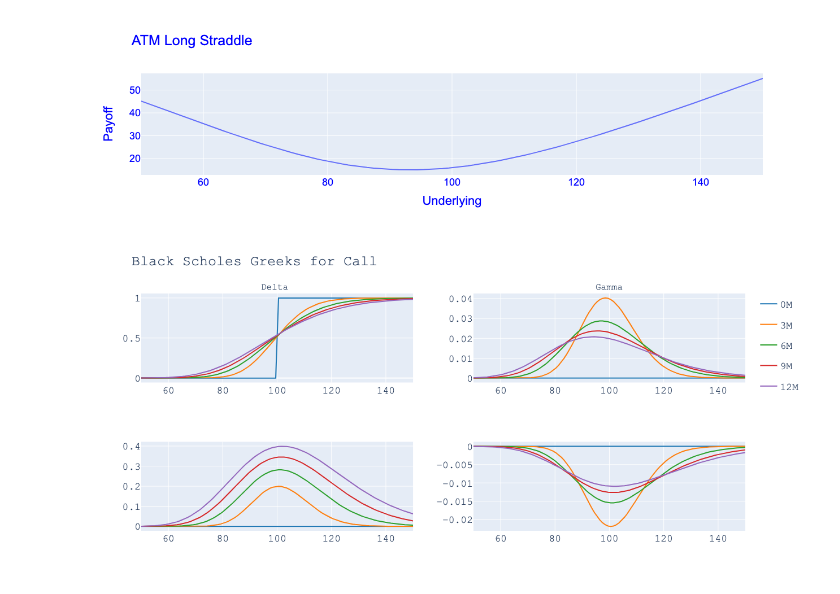
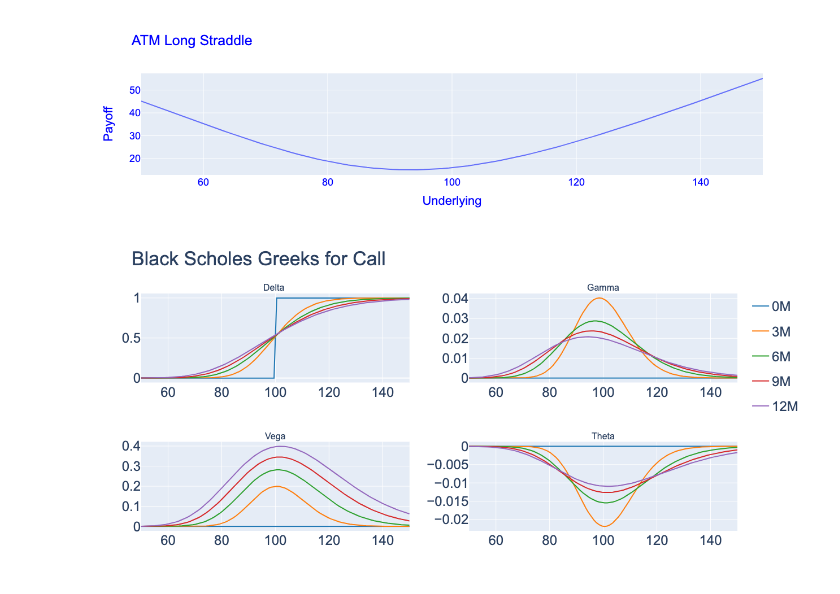
Before and after one commit to Ali-Ahmad9/QuantLib, a Jupyter notebook: python/jupyter/Black Scholes.ipynb, the cells around one changed output. Saved outputs shown, nothing was run; the diff lists cells and outputs as text; code cells hidden in the pictures.

```diff
--- a/python/jupyter/Black Scholes.ipynb
+++ b/python/jupyter/Black Scholes.ipynb
@@ -214,33 +214,3 @@ print(tabulate(table,header))
   Put Price      Delta     Gamma        Theta     Vega        Rho
 -----------  ---------  --------  -----------  -------  ---------
     5.57353  -0.363169  0.018762  -0.00454214  0.37524  -0.418905
-# %%
-fig = make_subplots(rows=1, cols=2, subplot_titles=("Call", "Put"))
-
-cols = py.colors.DEFAULT_PLOTLY_COLORS
-
-x = linspace(50,150,100)
-d = {'0M':1e-50, '3M': 0.25, '6M': 0.5, '9M': 0.75, '12M': 1.0}
-
-for i, (k,v) in enumerate(d.items()):
-    axes[0].plot(x, BS(x,100,0.0,v,0.2).callPrice, label=k)
-    fig.add_trace(go.Scatter(x=x, y=BS(x,100,0.0,v,0.2).callPrice, name=k, legendgroup=f'group{k}', line=dict(color=cols[i])),
-              row=1, col=1)
-    axes[1].plot(x, BS(x,100,0.0,v,0.2).putPrice, label=k)
-    fig.add_trace(go.Scatter(x=x, y=BS(x,100,0.0,v,0.2).putPrice, name=k, legendgroup=f'group{k}', line=dict(color=cols[i]), showlegend=False),
-              row=1, col=2)
-
-fig.update_layout(
-    title="Black Scholes Pricing",
-    width=1200,
-    height=500,
-    font=dict(
-        family="Courier New",
-        size=18
-    )
-)
-
-fig.update_xaxes(title_text="Price", row=1, col=1)
-fig.update_xaxes(title_text="Price", row=1, col=2)
-
-fig.show()
@@ -266,24 +273,24 @@ fig.show()
 # %%
 # # Plot graph iteratively
 # fig, ax = plt.subplots(2,2, figsize=(20,10))
-fig = make_subplots(rows=2, cols=2, subplot_titles=("Delta ", "Gamma"))
+fig = make_subplots(rows=2, cols=2, subplot_titles=("Delta ", "Gamma", "Vega", "Theta"))
 for i, (k,v) in enumerate(d.items()):
     fig.add_trace(go.Scatter(x=x, y=BS(x,100,0.0,v,0.2).callDelta, name=k, legendgroup=f'group{k}', line=dict(color=cols[i])), row=1, col=1)
     fig.add_trace(go.Scatter(x=x, y=BS(x,100,0.0,v,0.2).gamma, name=k, legendgroup=f'group{k}', line=dict(color=cols[i]), showlegend=False), row=1, col=2)
     fig.add_trace(go.Scatter(x=x, y=BS(x,100,0.0,v,0.2).vega, name=k, legendgroup=f'group{k}', line=dict(color=cols[i]), showlegend=False), row=2, col=1)
     fig.add_trace(go.Scatter(x=x, y=BS(x,100,0.0,v,0.2).callTheta, name=k, legendgroup=f'group{k}', line=dict(color=cols[i]), showlegend=False), row=2, col=2)
 
 
 fig.update_layout(
     title="Black Scholes Greeks for Call",
     width=1200,
     height=600,
     font=dict(
-        family="Courier New",
-        size=18
+        family="Arial",
+        size=24
     )
 )
 
 fig.show()
 # %% [output]
-[figure, old version]
+[figure, new version]
```
Also changed, not shown: parts of 3 cells of this notebook.
